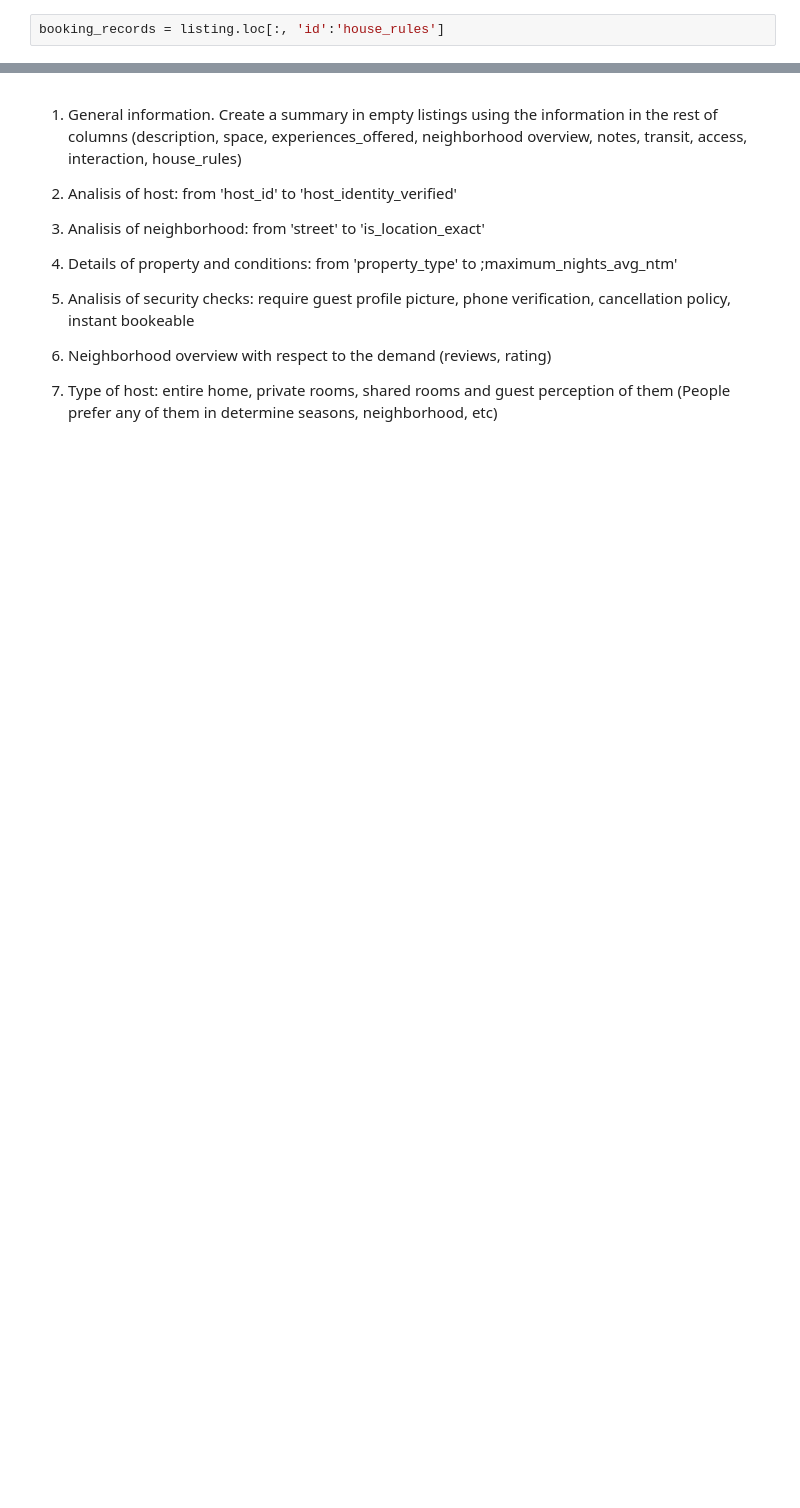
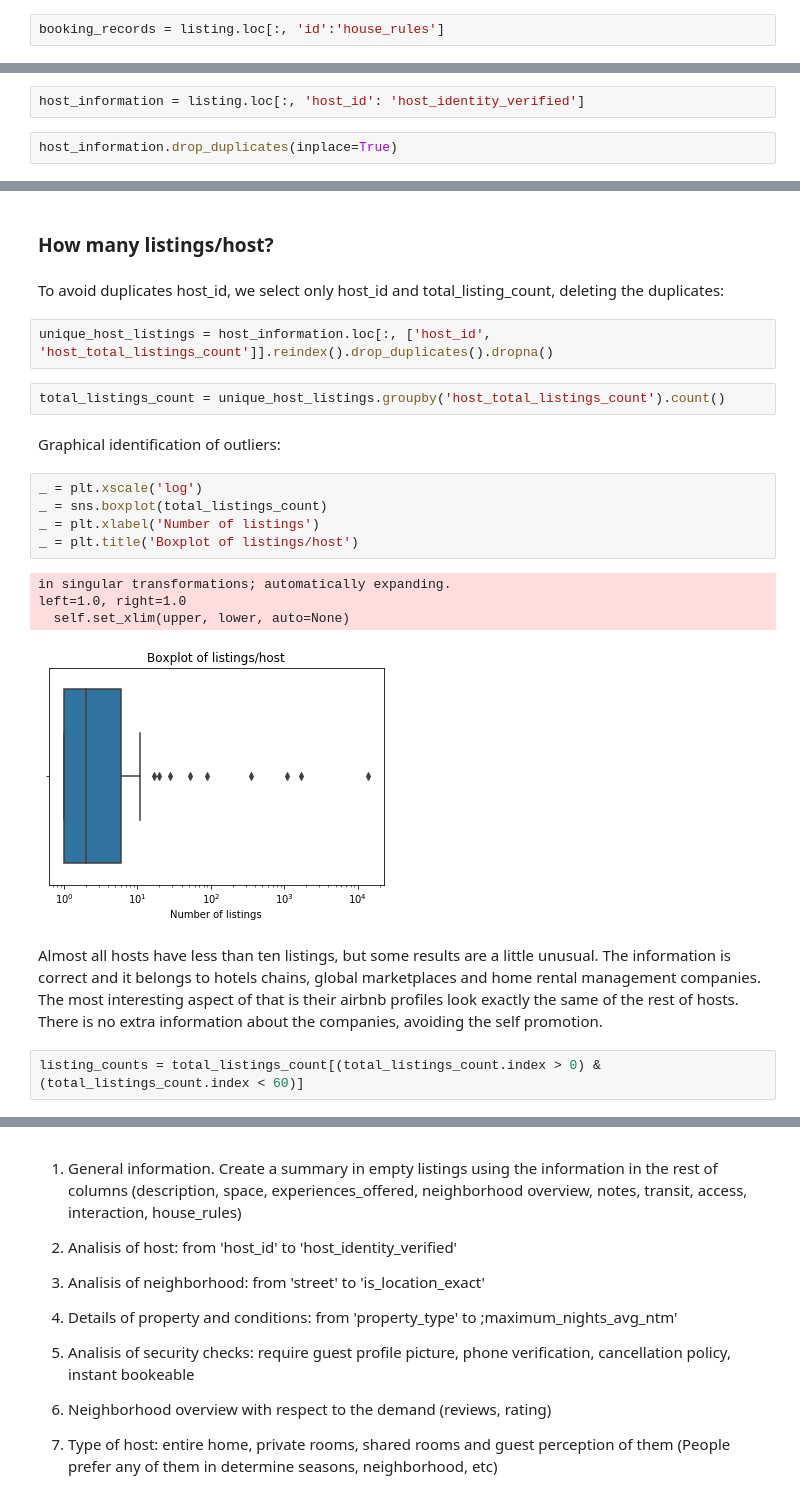
Before and after one commit to Daesparz/airbnb_amsterdam, a Jupyter notebook: data_extraction.ipynb, the cells around one changed output, grey strips where cells are left out. Saved outputs shown, nothing was run; the diff lists cells and outputs as text; blank space fills up the shorter version.

Commit message:
listings per hosts data extraction

```diff
--- a/data_extraction.ipynb
+++ b/data_extraction.ipynb
@@ -65,0 +101,4 @@ booking_records.head()
+# %%
+host_information = listing.loc[:, 'host_id': 'host_identity_verified']
+# %%
+host_information.drop_duplicates(inplace=True)
@@ -65,0 +125,24 @@ booking_records.head()
+# %% [markdown]
+### How many listings/host?
+# %% [markdown]
+To avoid duplicates host_id, we select only host_id and total_listing_count, deleting the duplicates:
+# %%
+unique_host_listings = host_information.loc[:, ['host_id', 'host_total_listings_count']].reindex().drop_duplicates().dropna()
+# %%
+total_listings_count = unique_host_listings.groupby('host_total_listings_count').count()
+# %% [markdown]
+Graphical identification of outliers:
+# %%
+_ = plt.xscale('log')
+_ = sns.boxplot(total_listings_count)
+_ = plt.xlabel('Number of listings')
+_ = plt.title('Boxplot of listings/host')
+# %% [output]
+in singular transformations; automatically expanding.
+left=1.0, right=1.0
+  self.set_xlim(upper, lower, auto=None)
+[figure, added]
+# %% [markdown]
+Almost all hosts have less than ten listings, but some results are a little unusual. The information is correct and it belongs to hotels chains, global marketplaces and home rental management companies. The most interesting aspect of that is their airbnb profiles look exactly the same of the rest of hosts. There is no extra information about the companies, avoiding the self promotion.
+# %%
+listing_counts = total_listings_count[(total_listings_count.index > 0) & (total_listings_count.index < 60)]
```
Also changed, not shown: parts of 12 cells of this notebook.
